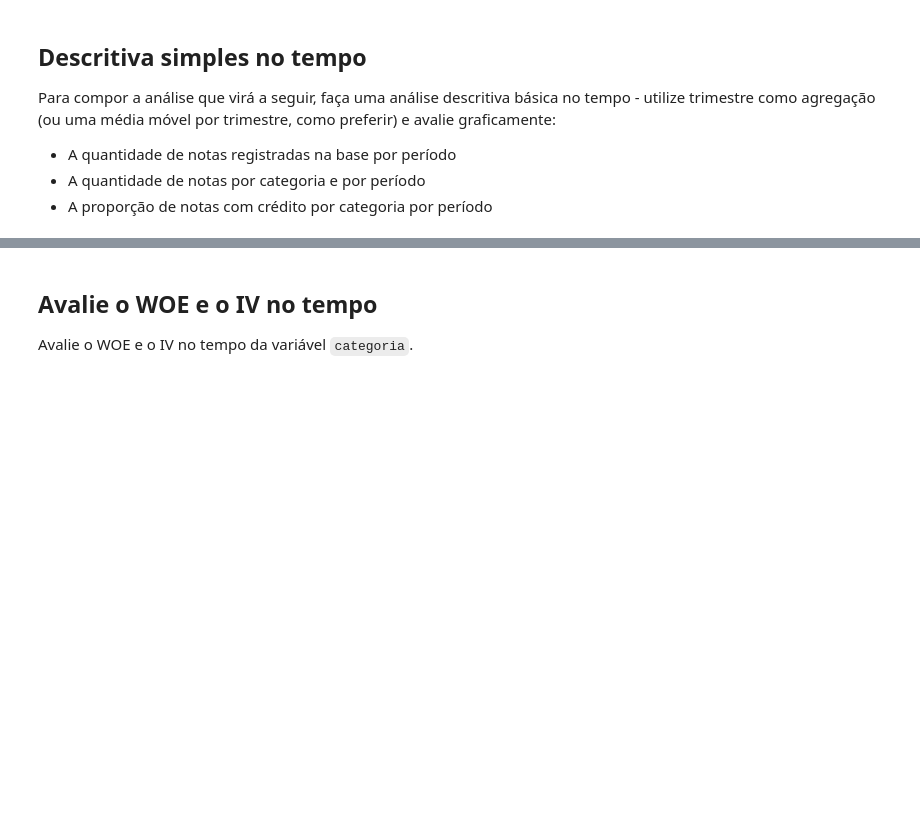
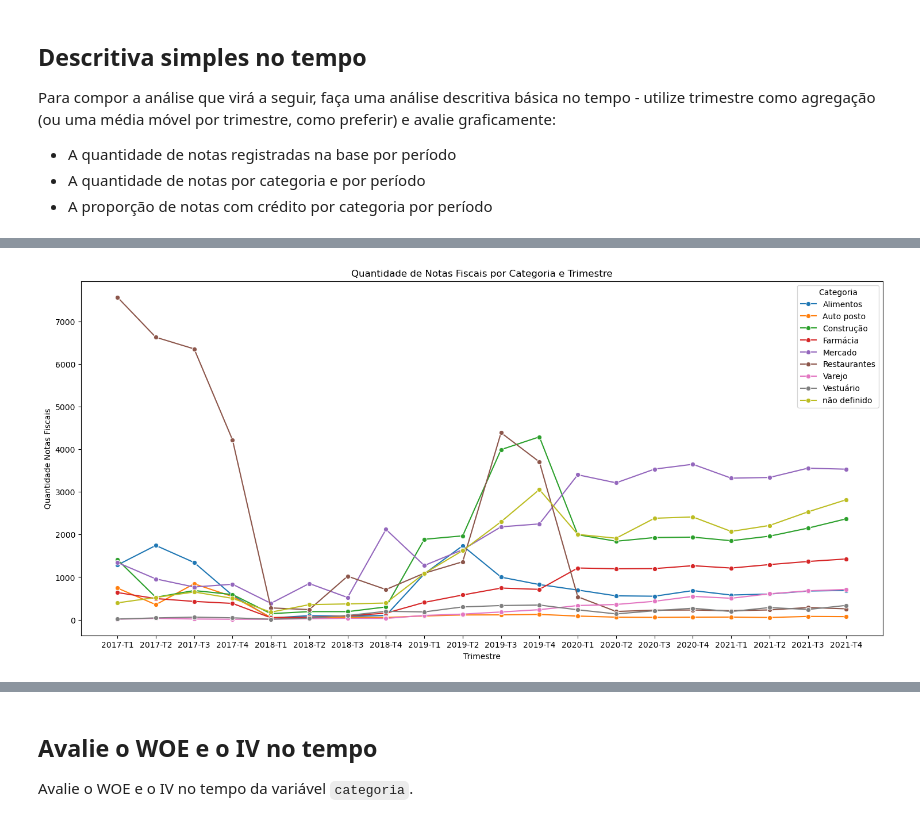
Before and after one commit to rafazagari/Curso-EBAC-Data-Science, a Jupyter notebook: Modulo 36 - Tarefa 2 - Análise de dados categorizados.ipynb, the cells around one changed output, grey strips where cells are left out. Cells and saved outputs as stored; diff of their text form; code cells hidden in the pictures; blank space fills up the shorter version.

```diff
--- a/Modulo 36 - Tarefa 2 - Análise de dados categorizados.ipynb
+++ b/Modulo 36 - Tarefa 2 - Análise de dados categorizados.ipynb
@@ -198,0 +303,14 @@ Para compor a análise que virá a seguir, faça uma análise descritiva básica
+# %%
+# Grafico da quantidade de notas por categoria e trimestre por respectivo ano
+
+qtd_nf_categoria = df_filtro.groupby([ 'ano_trimestre', 'categoria']).size().reset_index(name='Quantidade Notas Fiscais')
+
+plt.figure(figsize=(18, 8))
+sns.lineplot(qtd_nf_categoria, x="ano_trimestre", y="Quantidade Notas Fiscais", hue="categoria", marker='o')
+plt.title("Quantidade de Notas Fiscais por Categoria e Trimestre")
+plt.ylabel("Quantidade Notas Fiscais")
+plt.xlabel("Trimestre")
+plt.legend(title='Categoria')
+plt.show()
+# %% [output]
+[figure, added]
```
Also changed, not shown: parts of 11 cells of this notebook.
